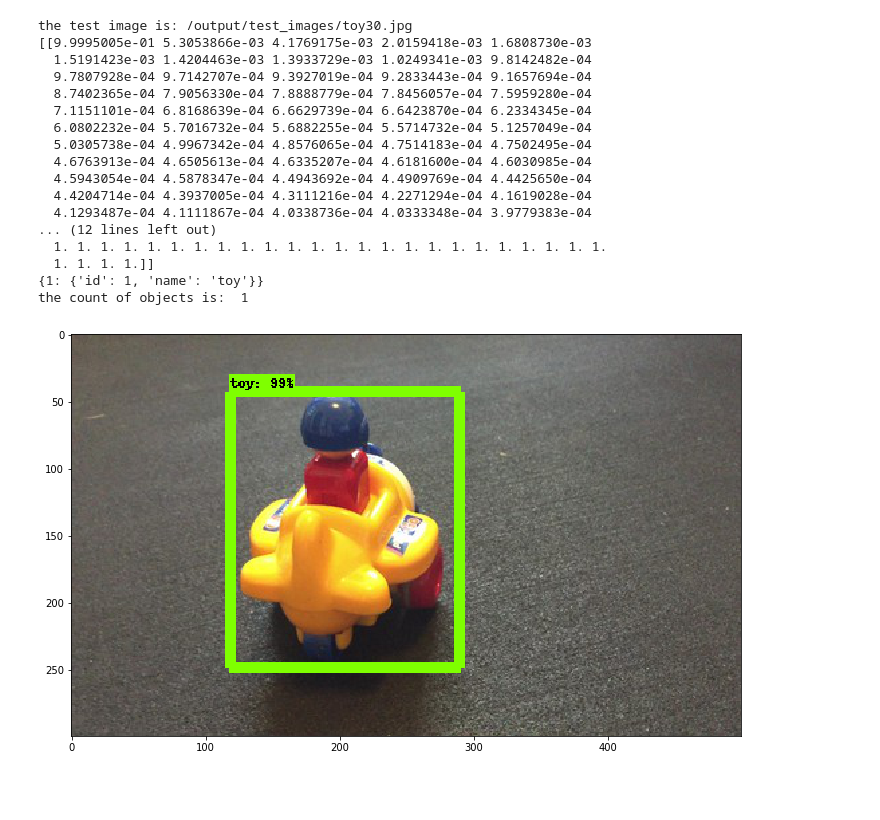
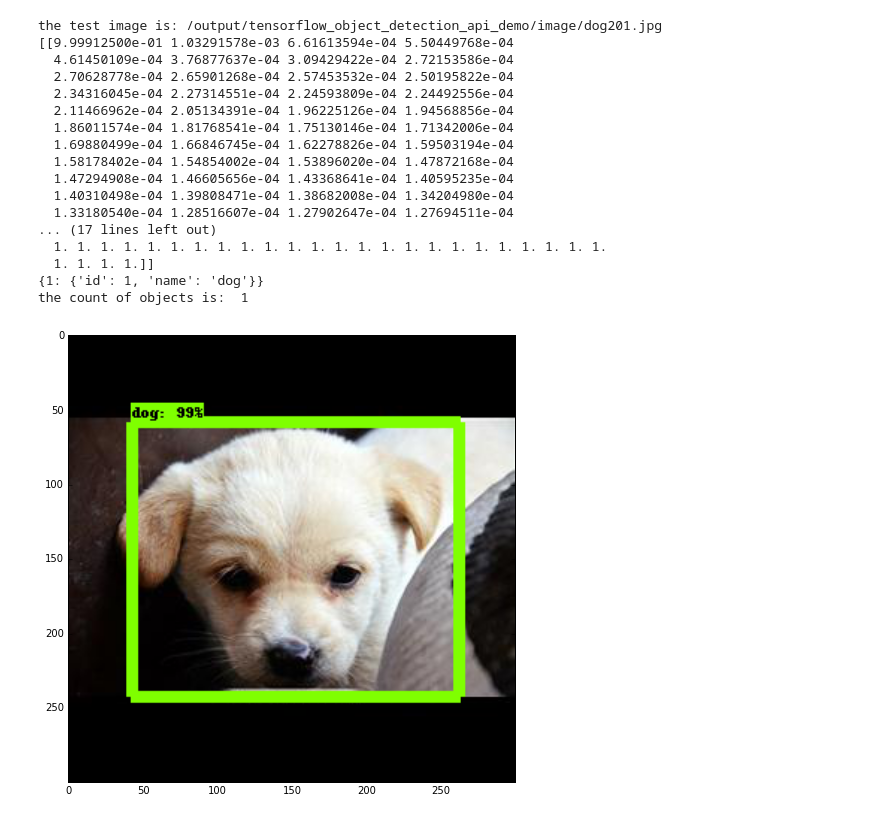
Before and after one commit to sanfooh/tensorflow_object_detection_api_demo, a Jupyter notebook: inference.ipynb, the cells around one changed output. Cells and saved outputs as stored; diff of their text form; code cells hidden in the pictures; blank space fills up the shorter version.

```diff
--- a/inference.ipynb
+++ b/inference.ipynb
@@ -7,6 +7,9 @@ import tarfile
 import tensorflow as tf
 import zipfile
 
+sys.path.append("/output/models/research/")
+sys.path.append("/output/models/research/slim/")
+sys.path.append("/output/models/research/object_detection/")
 from collections import defaultdict
 from io import StringIO
 from matplotlib import pyplot as plt
@@ -16,12 +19,11 @@ from utils import visualization_utils as vis_util
 
 
 
-# This is needed since the notebook is stored in the object_detection folder.
-sys.path.append("/output/models/research/")
 
-PATH_TO_CKPT =  '/output/mymodel/frozen_inference_graph.pb'
-PATH_TO_LABELS = '/output/tensorflow_object_detection_api_demo/pet_label_map.pbtxt'
-TEST_IMAGE ='/output/tensorflow_object_detection_api_demo/images/toy30.jpg'
+
+PATH_TO_CKPT =  '/output/tensorflow_object_detection_api_demo/mymodel/frozen_inference_graph.pb'
+PATH_TO_LABELS = '/output/tensorflow_object_detection_api_demo/label_map.pbtxt'
+TEST_IMAGE ='/output/tensorflow_object_detection_api_demo/image/dog201.jpg'
 
 NUM_CLASSES = 1
 
@@ -83,45 +85,45 @@ with detection_graph.as_default():
         [boxes, scores, classes, num_detections],
         feed_dict={image_tensor: image_np_expanded})
     # Visualization of the results of a detection.
     vis_util.visualize_boxes_and_labels_on_image_array(
         image_np,
         np.squeeze(boxes),
         np.squeeze(classes).astype(np.int32),
         np.squeeze(scores),
         category_index,
         use_normalized_coordinates=True,
         line_thickness=8)
 
     print(scores)
     print(classes)
     print(category_index)
 
     final_score = np.squeeze(scores)
     count = 0
     for i in range(100):
         if scores is None or final_score[i] > 0.5:
             count = count + 1
     print ('the count of objects is: ', count)
 
     plt.figure(figsize=IMAGE_SIZE)
     plt.imshow(image_np)
     plt.show()
 # %% [output]
-the test image is: /output/test_images/toy30.jpg
-[[9.9995005e-01 5.3053866e-03 4.1769175e-03 2.0159418e-03 1.6808730e-03
-  1.5191423e-03 1.4204463e-03 1.3933729e-03 1.0249341e-03 9.8142482e-04
-  9.7807928e-04 9.7142707e-04 9.3927019e-04 9.2833443e-04 9.1657694e-04
-  8.7402365e-04 7.9056330e-04 7.8888779e-04 7.8456057e-04 7.5959280e-04
-  7.1151101e-04 6.8168639e-04 6.6629739e-04 6.6423870e-04 6.2334345e-04
-  6.0802232e-04 5.7016732e-04 5.6882255e-04 5.5714732e-04 5.1257049e-04
-  5.0305738e-04 4.9967342e-04 4.8576065e-04 4.7514183e-04 4.7502495e-04
-  4.6763913e-04 4.6505613e-04 4.6335207e-04 4.6181600e-04 4.6030985e-04
-  4.5943054e-04 4.5878347e-04 4.4943692e-04 4.4909769e-04 4.4425650e-04
-  4.4204714e-04 4.3937005e-04 4.3111216e-04 4.2271294e-04 4.1619028e-04
-  4.1293487e-04 4.1111867e-04 4.0338736e-04 4.0333348e-04 3.9779383e-04
-... (12 lines left out)
+the test image is: /output/tensorflow_object_detection_api_demo/image/dog201.jpg
+[[9.99912500e-01 1.03291578e-03 6.61613594e-04 5.50449768e-04
+  4.61450109e-04 3.76877637e-04 3.09429422e-04 2.72153586e-04
+  2.70628778e-04 2.65901268e-04 2.57453532e-04 2.50195822e-04
+  2.34316045e-04 2.27314551e-04 2.24593809e-04 2.24492556e-04
+  2.11466962e-04 2.05134391e-04 1.96225126e-04 1.94568856e-04
+  1.86011574e-04 1.81768541e-04 1.75130146e-04 1.71342006e-04
+  1.69880499e-04 1.66846745e-04 1.62278826e-04 1.59503194e-04
+  1.58178402e-04 1.54854002e-04 1.53896020e-04 1.47872168e-04
+  1.47294908e-04 1.46605656e-04 1.43368641e-04 1.40595235e-04
+  1.40310498e-04 1.39808471e-04 1.38682008e-04 1.34204980e-04
+  1.33180540e-04 1.28516607e-04 1.27902647e-04 1.27694511e-04
+... (17 lines left out)
   1. 1. 1. 1. 1. 1. 1. 1. 1. 1. 1. 1. 1. 1. 1. 1. 1. 1. 1. 1. 1. 1. 1. 1.
   1. 1. 1. 1.]]
-{1: {'id': 1, 'name': 'toy'}}
+{1: {'id': 1, 'name': 'dog'}}
 the count of objects is:  1
-[figure, old version]
+[figure, new version]
```
